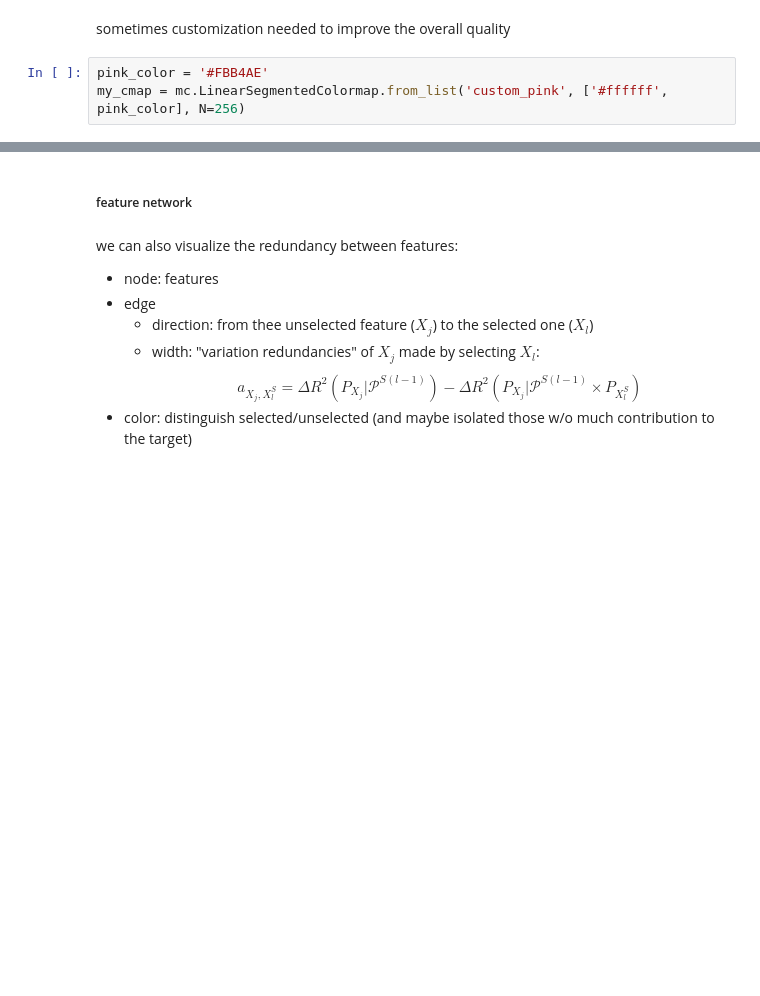
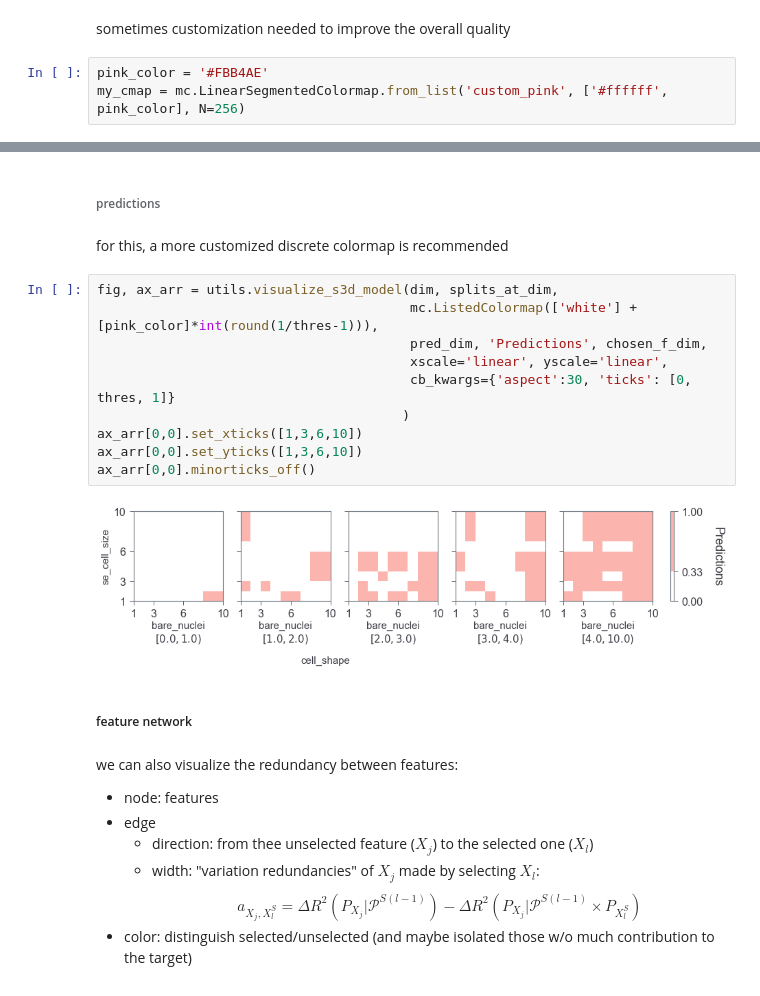
Before and after one commit to peterfennell/S3D, a Jupyter notebook: s3d/quickstart.ipynb, the cells around one changed output, grey strips where cells are left out. Cells and saved outputs as stored; diff of their text form; blank space fills up the shorter version.

```diff
--- a/s3d/quickstart.ipynb
+++ b/s3d/quickstart.ipynb
@@ -204,3 +230,19 @@ for i, ax in enumerate(g.axes):
+# %% [markdown]
+###### predictions
+# %% [markdown]
+for this, a more customized discrete colormap is recommended
+# %%
+fig, ax_arr = utils.visualize_s3d_model(dim, splits_at_dim,
+                                        mc.ListedColormap(['white'] + [pink_color]*int(round(1/thres-1))),
+                                        pred_dim, 'Predictions', chosen_f_dim,
+                                        xscale='linear', yscale='linear',
+                                        cb_kwargs={'aspect':30, 'ticks': [0, thres, 1]}
+                                       )
+ax_arr[0,0].set_xticks([1,3,6,10])
+ax_arr[0,0].set_yticks([1,3,6,10])
+ax_arr[0,0].minorticks_off()
+# %% [output]
+[figure, added]
 # %% [markdown]
 ##### feature network
 # %% [markdown]
```
Also changed, not shown: parts of 17 cells of this notebook, 2 other files.
